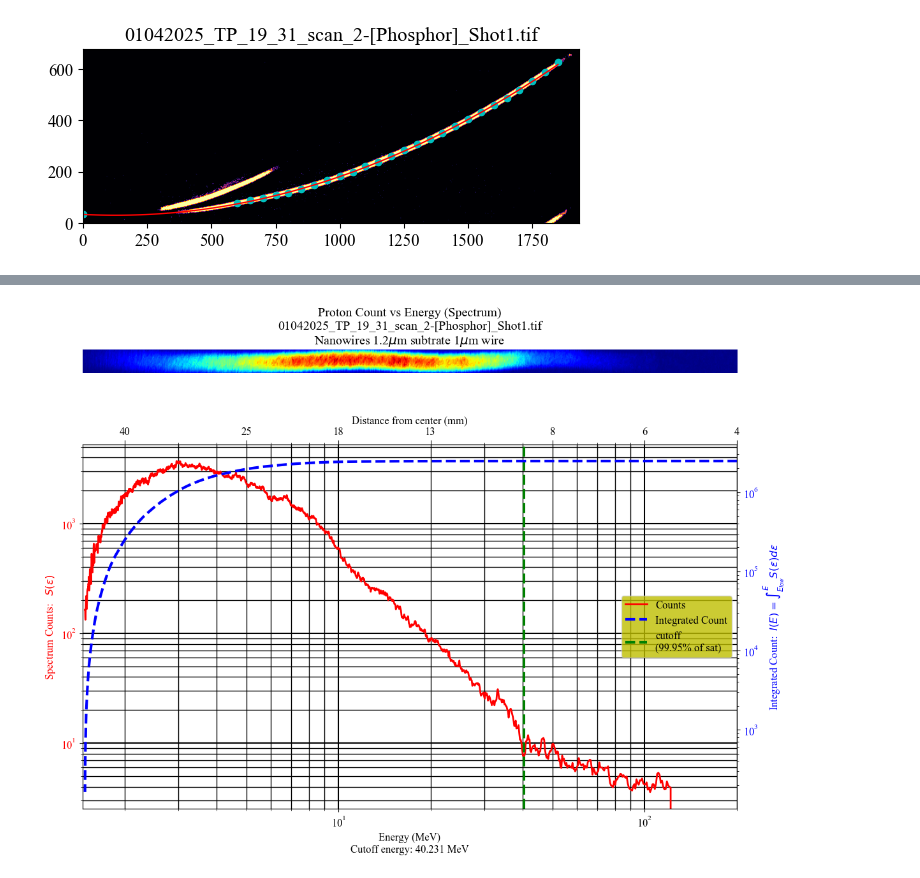
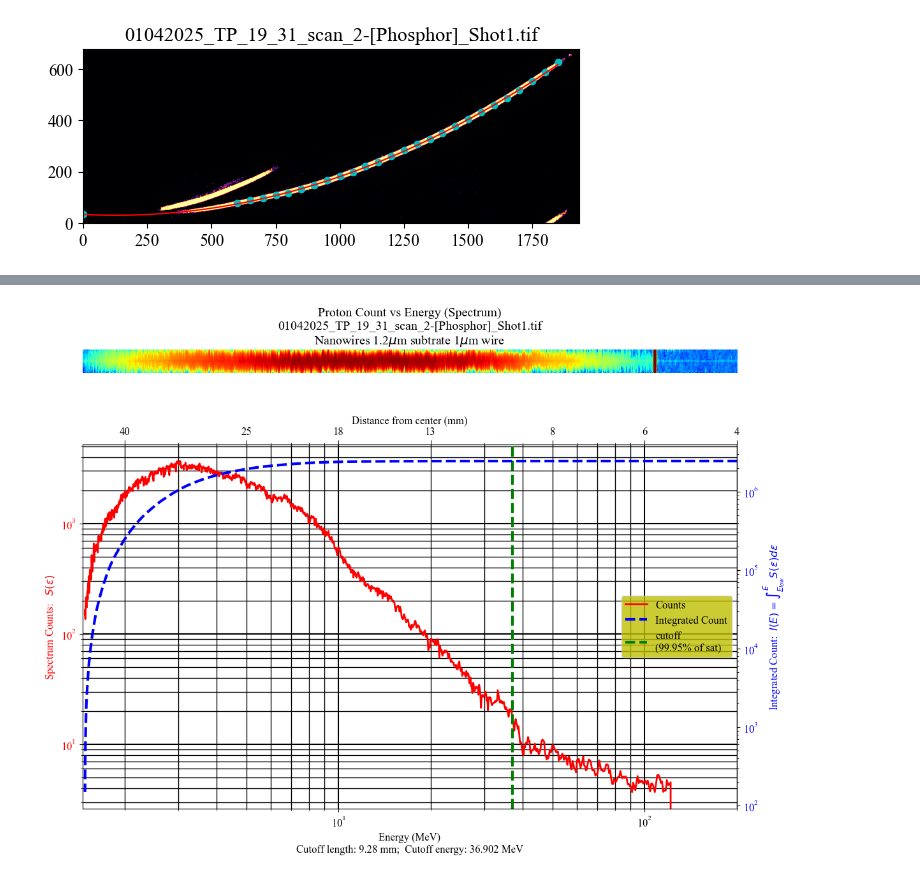
Before and after one commit to SAGAR-DAM/All_python_codes, a Jupyter notebook: lab codes/TP ip to proton spectrum/TP spectrum.ipynb, the cells around one changed output, grey strips where cells are left out. Saved outputs shown, nothing was run; the diff lists cells and outputs as text; code cells hidden in the pictures.

```diff
--- a/lab codes/TP ip to proton spectrum/TP spectrum.ipynb
+++ b/lab codes/TP ip to proton spectrum/TP spectrum.ipynb
@@ -257,7 +257,7 @@ def extract_linecut(image, a, b, c, x_range=None, band=0, num_points=1000,logima
     plt.show()
 
 
-def get_magnetic_trace(image,coeffs,x_range=None, band=5):
+def get_magnetic_trace(image,coeffs,x_range=None, band=5, tolerance=5):
     h, w = image.shape
     extract_linecut(image, a=coeffs[0], b=coeffs[1], c=coeffs[2], band=3, num_points=image.shape[1],logimage = False, log_image_cutoff=log_image_cutoff,plot_logscale=1)  # Example parabola
 
@@ -269,7 +269,8 @@ def get_magnetic_trace(image,coeffs,x_range=None, band=5):
 
     mag_trace = np.zeros(shape=(2*band+1,len(x_values)))
     for i in range(len(x_values)):
-        mag_trace[:,i] = image[y_values[i]-band:y_values[i]+band+1,i]
+        offset_index = np.argmax(image[y_values[i]-tolerance:y_values[i]+tolerance+1,i])-tolerance
+        mag_trace[:,i] = image[y_values[i]-band+offset_index:y_values[i]+band+1+offset_index,i]
 
     plt.imshow(np.log(image)>7,cmap="inferno",origin="lower") # ,extent=[x_min, x_max, y_min, y_max])
     # plt.plot(x_values, y_values, color='red', linewidth=1)  # Draw parabola
@@ -336,11 +337,12 @@ def integrated_counts(Energy,counts):
     return np.array(arr)
 
 integrated_count = integrated_counts(Energy,counts)
-cutoff_index_integrated_count = find_index(integrated_count,np.max(integrated_count)*0.9996)
+cutoff_index_integrated_count = find_index(integrated_count,np.max(integrated_count)*0.9995)
 cutoff_energy_from_spectrum = Energy[cutoff_index_integrated_count]
 # %%
 trace_cut = trace.T
 L_low = round((LB_chart[find_index(energy_chart,200000*keV_to_Joule)]/mm)/pixel_to_mm)
-L_high = round((LB_chart[find_index(energy_chart,1000*keV_to_Joule)]/mm)/pixel_to_mm)
+L_high = round((LB_chart[find_index(energy_chart,np.min(Energy))]/mm)/pixel_to_mm)
 
+trace_cut[:,cutoff_index_integrated_count-5:cutoff_index_integrated_count+5]=np.max(trace)
 trace_cut = np.flip(trace_cut[:,L_low:L_high],axis=1)
@@ -402,7 +352,7 @@ fig, (ax_top, ax1) = plt.subplots(nrows=2, figsize=(12, 10), gridspec_kw={'heigh
 
 
 # --- Top subplot: horizontal image ---
-ax_top.imshow(trace_cut, cmap="jet", aspect=3, origin='lower')
+ax_top.imshow(np.log(trace_cut), cmap="jet", aspect=3, origin='lower')
 ax_top.axis("off")
 ax_top.set_title("Proton Count vs Energy (Spectrum)" + "\n" + imagepath[-45:] + "\n" + description)
 # ax_top.set_xlim(0, 1000)  # optional, or adjust as needed
@@ -413,38 +363,38 @@ cutoff_MeV = cutoff_energy_from_spectrum / keV_to_Joule / 1000
 p11 = ax1.axvline(x=cutoff_MeV, lw=3, linestyle="--", color="g", label="cutoff\n(99.95% of sat)")
 ax1.set_xscale("log")
 ax1.set_yscale("log")
-ax1.set_xlabel("Energy (MeV)\n" + f"Cutoff energy: {cutoff_MeV:.3f} MeV")
+ax1.set_xlabel("Energy (MeV)\n" + f"Cutoff length: {magnetic_shift(cutoff_energy_from_spectrum)/mm:.2f} mm;  Cutoff energy: {cutoff_MeV:.3f} MeV")
 ax1.set_ylabel(r"Spectrum Counts:   $S(\epsilon)$", color="r")
 ax1.tick_params(axis='y', labelcolor='r')
 ax1.minorticks_on()
 ax1.grid(which='major', linestyle='-', linewidth=1.5, color='k')
 ax1.grid(which='minor', linestyle='-', linewidth=1, color='k')
 ax1.set_xlim(np.min(Energy)/ keV_to_Joule / 1000/1.02, 200)
 
 # Twin y-axis
 ax2 = ax1.twinx()
 p2, = ax2.plot(Energy / keV_to_Joule / 1000, integrated_count, "b--", lw=3, label="Integrated Count")
 ax2.set_yscale("log")
 ax2.set_ylabel("Integrated Count:  "+r"$I(E)=\int_{E_{low}}^ES(\epsilon)d\epsilon$", color="b")
 ax2.tick_params(axis='y', labelcolor='b')
 
 # Legend
 lines = [p1, p2, p11]
 labels = [line.get_label() for line in lines]
 ax1.legend(lines, labels, loc='center right', facecolor='y')
 
 
 energy_tick_positions = np.array([2,5,10,20,50,100,200])
 distance_labels = (np.round(magnetic_shift(energy_tick_positions*1e3*keV_to_Joule)/mm)).astype(int)
 
 secax = ax1.secondary_xaxis('top')
 secax.set_xticks(energy_tick_positions)
 secax.set_xticklabels(distance_labels)
 secax.set_xlabel("Distance from center (mm)")
 secax.tick_params(axis='x', direction='out', length=5)
 
 # plt.title("Proton Count vs Energy (Spectrum)" + "\n" + imagepath[-45:] + "\n" + r"Flat 2$\mu$m")
 plt.tight_layout()
 plt.show()
 # %% [output]
-[figure, old version]
+[figure, new version]
```
Also changed, not shown: parts of 5 cells of this notebook, 8 other files.
